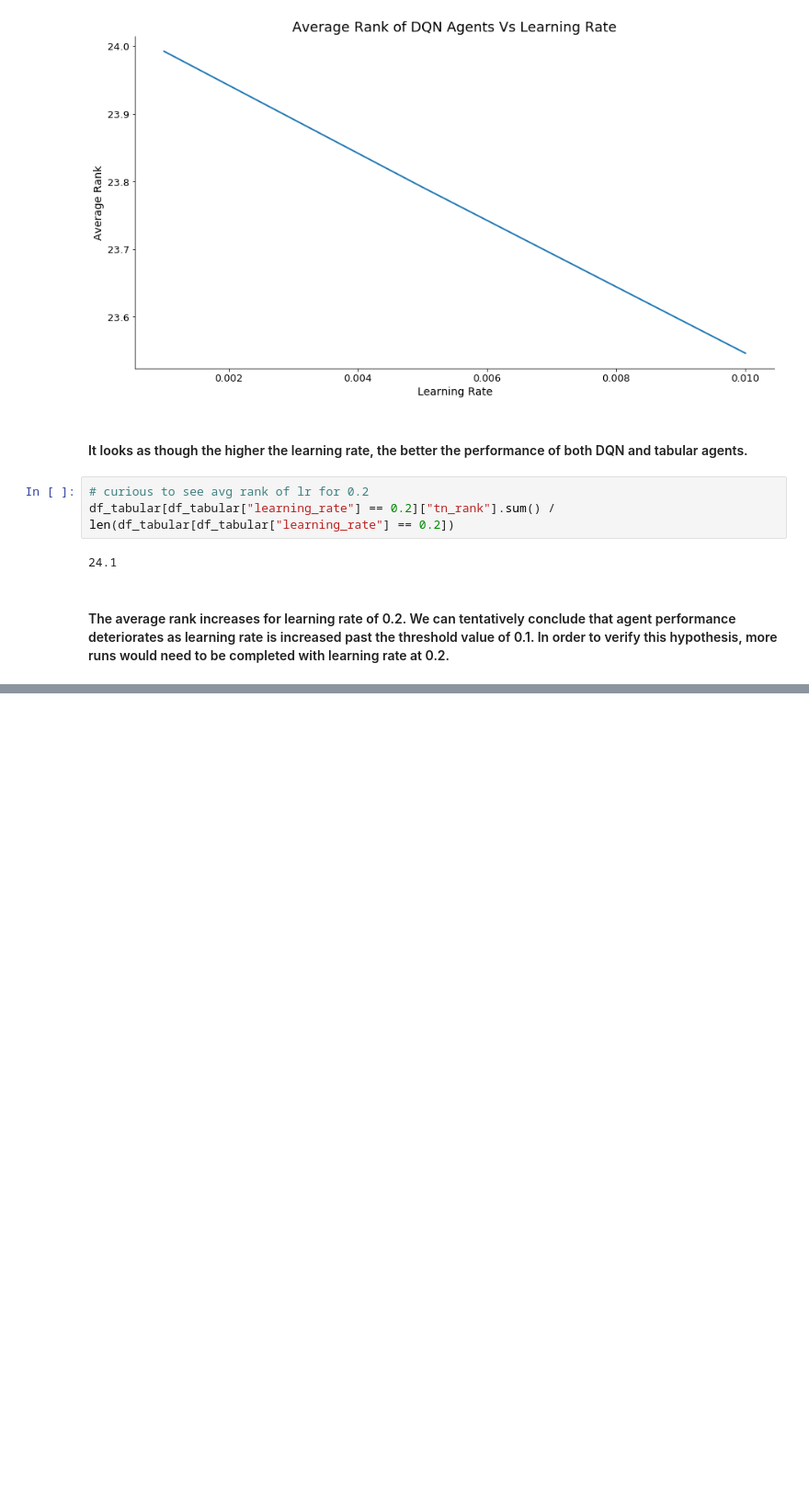
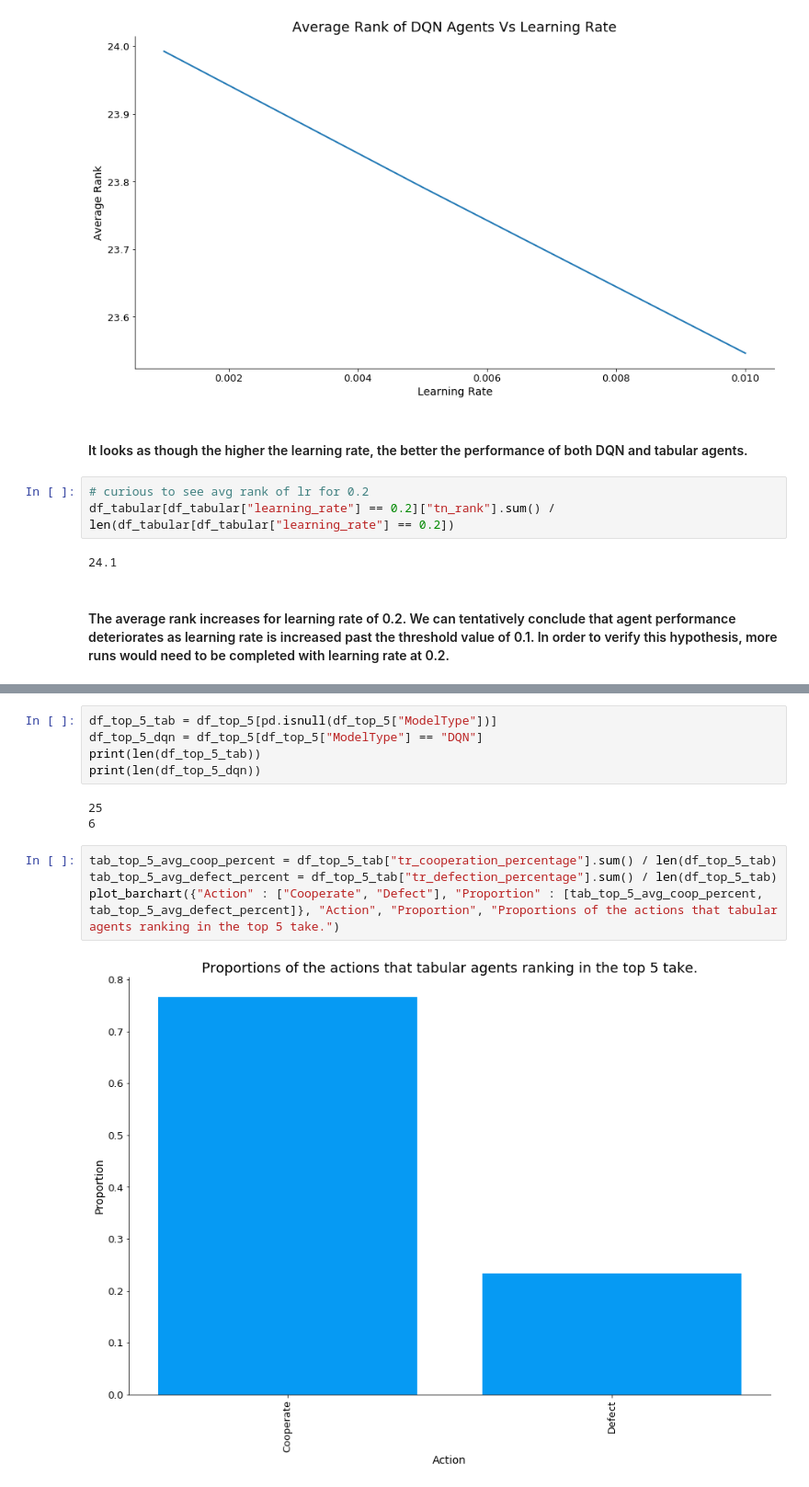
Before and after one commit to UCL-COMP0031-2022-Project-10/tournament, a Jupyter notebook: results/Data Analysis .ipynb, the cells around one changed output, grey strips where cells are left out. Shown at 92% size. Cells and saved outputs as stored; diff of their text form; blank space fills up the shorter version.

```diff
--- a/results/Data Analysis .ipynb
+++ b/results/Data Analysis .ipynb
@@ -487,0 +521,14 @@ df_tabular[df_tabular["learning_rate"] == 0.2]["tn_rank"].sum() / len(df_tabular
+# %%
+df_top_5_tab = df_top_5[pd.isnull(df_top_5["ModelType"])]
+df_top_5_dqn = df_top_5[df_top_5["ModelType"] == "DQN"]
+print(len(df_top_5_tab))
+print(len(df_top_5_dqn))
+# %% [output]
+25
+6
+# %%
+tab_top_5_avg_coop_percent = df_top_5_tab["tr_cooperation_percentage"].sum() / len(df_top_5_tab)
+tab_top_5_avg_defect_percent = df_top_5_tab["tr_defection_percentage"].sum() / len(df_top_5_tab)
+plot_barchart({"Action" : ["Cooperate", "Defect"], "Proportion" : [tab_top_5_avg_coop_percent, tab_top_5_avg_defect_percent]}, "Action", "Proportion", "Proportions of the actions that tabular agents ranking in the top 5 take.")
+# %% [output]
+[figure, added]
```
Also changed, not shown: parts of 46 cells of this notebook.
